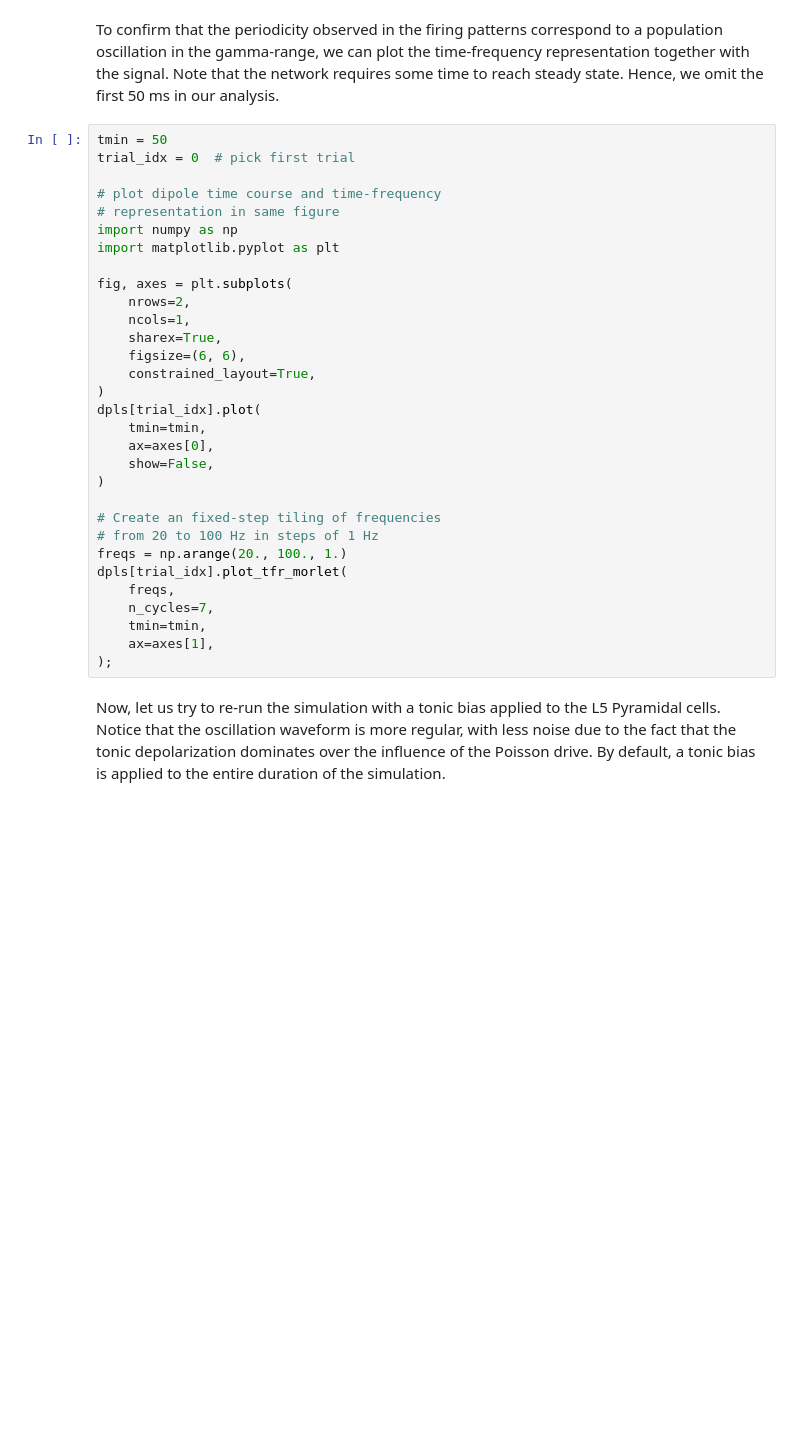
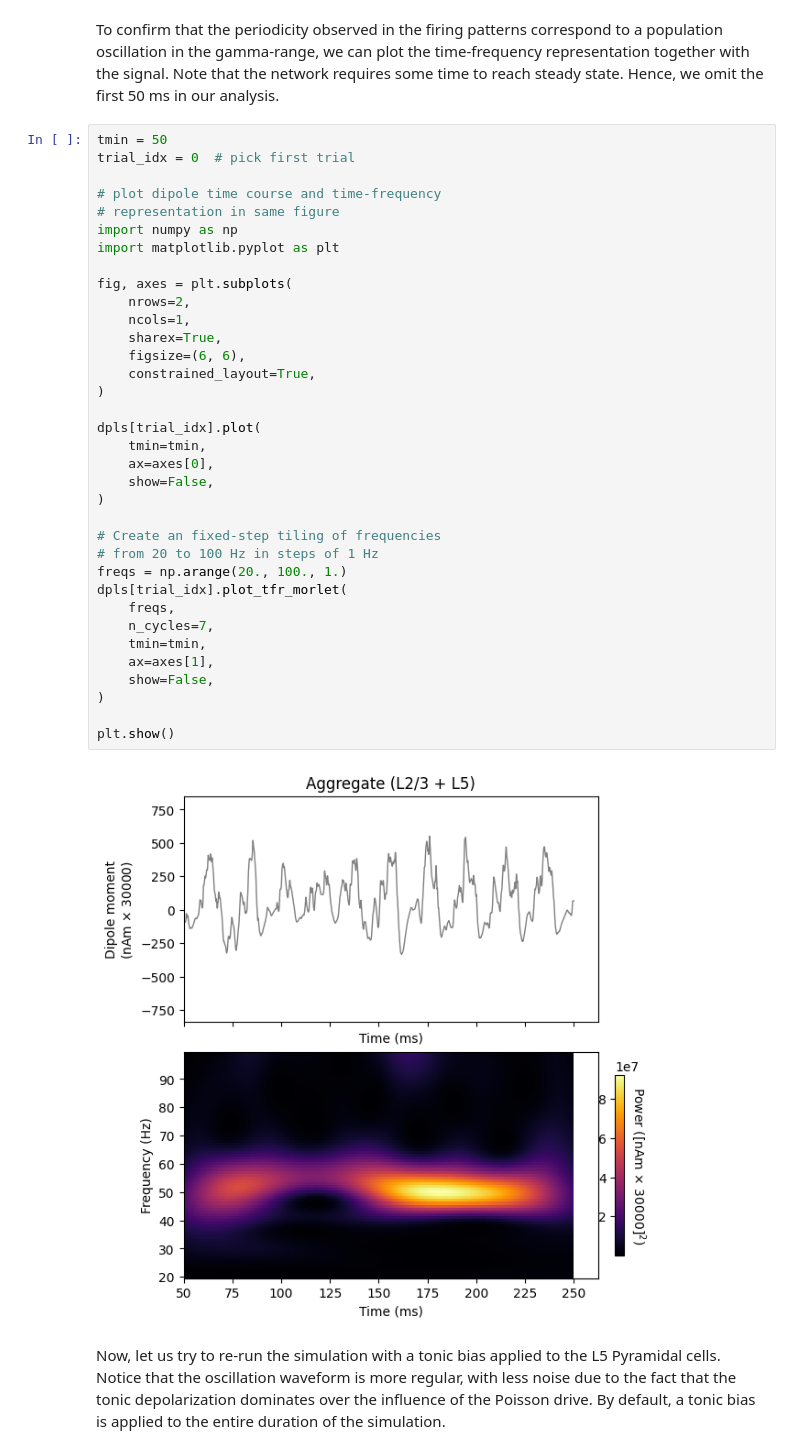
Before and after one commit to xgao35/website_redesign, a Jupyter notebook: content/07_gamma/plot_simulate_gamma.ipynb, the cells around one changed output. Cells and saved outputs as stored; diff of their text form; blank space fills up the shorter version.

```diff
--- a/content/07_gamma/plot_simulate_gamma.ipynb
+++ b/content/07_gamma/plot_simulate_gamma.ipynb
@@ -86,34 +130,40 @@ time to reach steady state. Hence, we omit the first 50 ms in our analysis.
 # %%
 tmin = 50
 trial_idx = 0  # pick first trial
 
 # plot dipole time course and time-frequency
 # representation in same figure
 import numpy as np
 import matplotlib.pyplot as plt
 
 fig, axes = plt.subplots(
     nrows=2,
     ncols=1,
     sharex=True,
     figsize=(6, 6),
     constrained_layout=True,
 )
+
 dpls[trial_idx].plot(
     tmin=tmin,
     ax=axes[0],
     show=False,
 )
 
 # Create an fixed-step tiling of frequencies
 # from 20 to 100 Hz in steps of 1 Hz
 freqs = np.arange(20., 100., 1.)
 dpls[trial_idx].plot_tfr_morlet(
     freqs,
     n_cycles=7,
     tmin=tmin,
     ax=axes[1],
-);
+    show=False,
+)
+
+plt.show()
+# %% [output]
+[figure, added]
 # %% [markdown]
 Now, let us try to re-run the simulation with a tonic bias
 applied to the L5 Pyramidal cells. Notice that the oscillation waveform is
```
Also changed, not shown: parts of 16 cells of this notebook, 3 other files.
